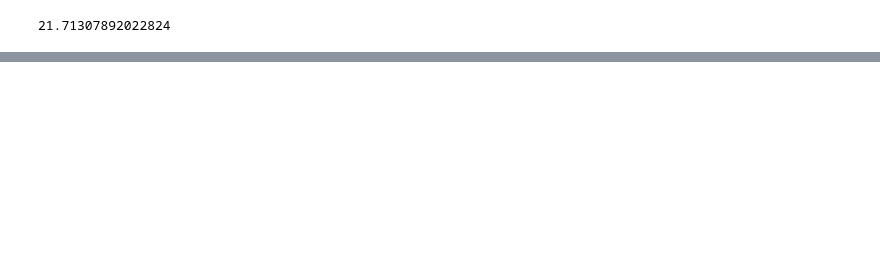
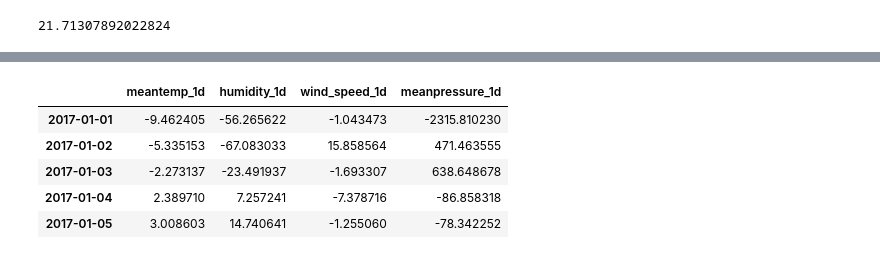
Before and after one commit to CruddyInstance/time_series_prediction, a Jupyter notebook: Climate Change Timeseries.ipynb, the cells around one changed output, grey strips where cells are left out. Cells and saved outputs as stored; diff of their text form; code cells hidden in the pictures; blank space fills up the shorter version.

```diff
--- a/Climate Change Timeseries.ipynb
+++ b/Climate Change Timeseries.ipynb
@@ -166,0 +250,17 @@ predictions.mean()
+# %%
+lagged_values = train.values[-5:]
+# %%
+z = results.forecast(y = lagged_values,steps=len(test))
+# %%
+idx = pd.date_range('2017-01-01', periods= len(test), freq= 'D')
+# %%
+df_forecast = pd.DataFrame(data= z, index = idx,columns= [i+'_1d' for i in train_transformed.columns])
+# %%
+df_forecast.head()
+# %% [output]
+|  | meantemp_1d | humidity_1d | wind_speed_1d | meanpressure_1d |
+| 2017-01-01 | -9.462405 | -56.265622 | -1.043473 | -2315.810230 |
+| 2017-01-02 | -5.335153 | -67.083033 | 15.858564 | 471.463555 |
+| 2017-01-03 | -2.273137 | -23.491937 | -1.693307 | 638.648678 |
+| 2017-01-04 | 2.389710 | 7.257241 | -7.378716 | -86.858318 |
+| 2017-01-05 | 3.008603 | 14.740641 | -1.255060 | -78.342252 |
```
Also changed, not shown: parts of 18 cells of this notebook.
